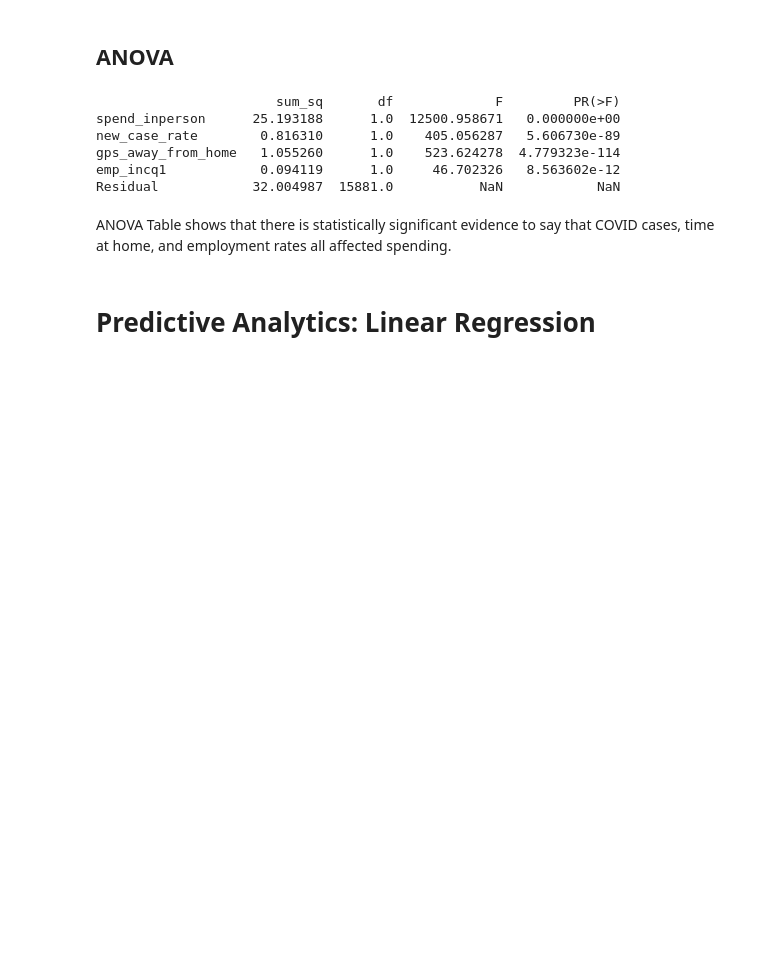
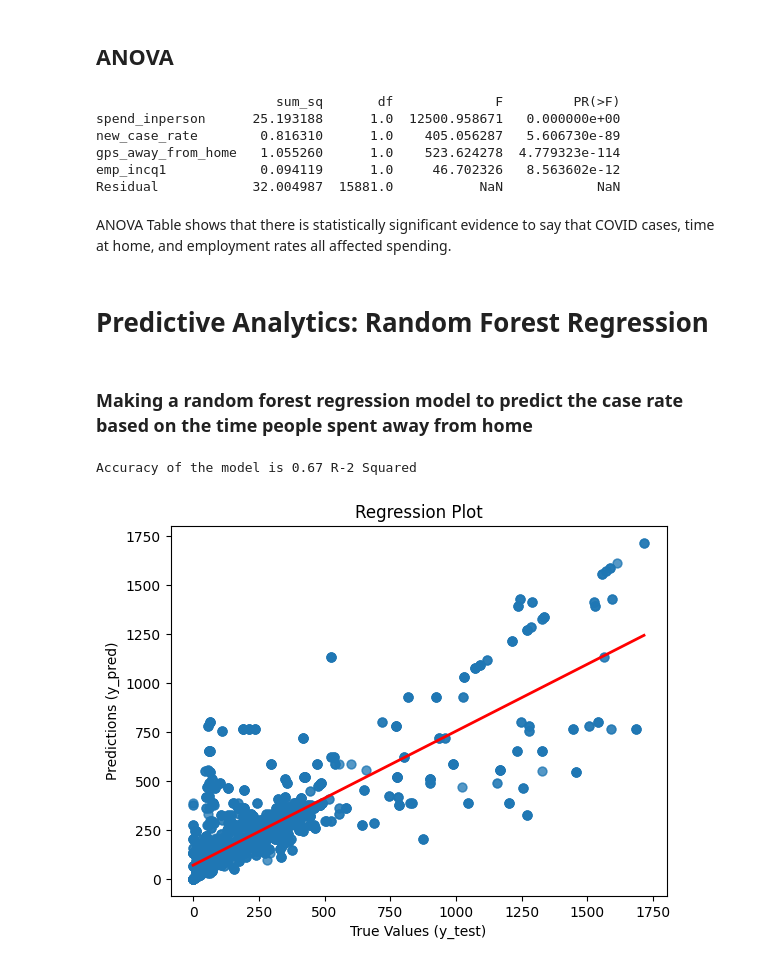
Before and after one commit to shimmy2468/CIS3330-Final-Project, a Jupyter notebook: Final_Clean_Report.ipynb, the cells around one changed output. Drawn from its saved outputs; the diff is of its cells as text; code cells hidden in the pictures; blank space fills up the shorter version.

```diff
--- a/Final_Clean_Report.ipynb
+++ b/Final_Clean_Report.ipynb
@@ -125,4 +135,4 @@ Residual            32.004987  15881.0           NaN            NaN
 # %% [markdown]
 ANOVA Table shows that there is statistically significant evidence to say that COVID cases, time at home, and employment rates all affected spending.
 # %% [markdown]
-# Predictive Analytics: Linear Regression
+# Predictive Analytics: Random Forest Regression
@@ -128,0 +151,28 @@ ANOVA Table shows that there is statistically significant evidence to say that C
+# %% [markdown]
+### Making a random forest regression model to predict the case rate based on the time people spent away from home
+# %%
+df_lr = df.dropna(subset=['gps_away_from_home', 'new_case_rate'])
+
+X = df_lr[['gps_away_from_home']]
+y = df_lr['new_case_rate']
+
+scaler = StandardScaler()
+X_scaled = scaler.fit_transform(X)
+x_train, x_test, y_train, y_test = train_test_split(X_scaled, y, test_size=0.3, random_state=1)
+
+rf = RandomForestRegressor()
+rf.fit(x_train, y_train)
+y_pred = rf.predict(x_test)
+
+Accuracy = r2_score(y_test,y_pred)
+print("Accuracy of the model is %.2f R-2 Squared" %Accuracy)
+# %% [output]
+Accuracy of the model is 0.67 R-2 Squared
+# %%
+sns.regplot(x=y_test, y=y_pred, fit_reg=True, ci=None, scatter_kws={'s': 40, 'alpha': 0.5}, line_kws={'color': 'red', 'lw': 2})
+plt.xlabel('True Values (y_test)')
+plt.ylabel('Predictions (y_pred)')
+plt.title('Regression Plot')
+plt.show()
+# %% [output]
+[figure, added]
```
Also changed, not shown: parts of 6 cells of this notebook, 1 other file.
